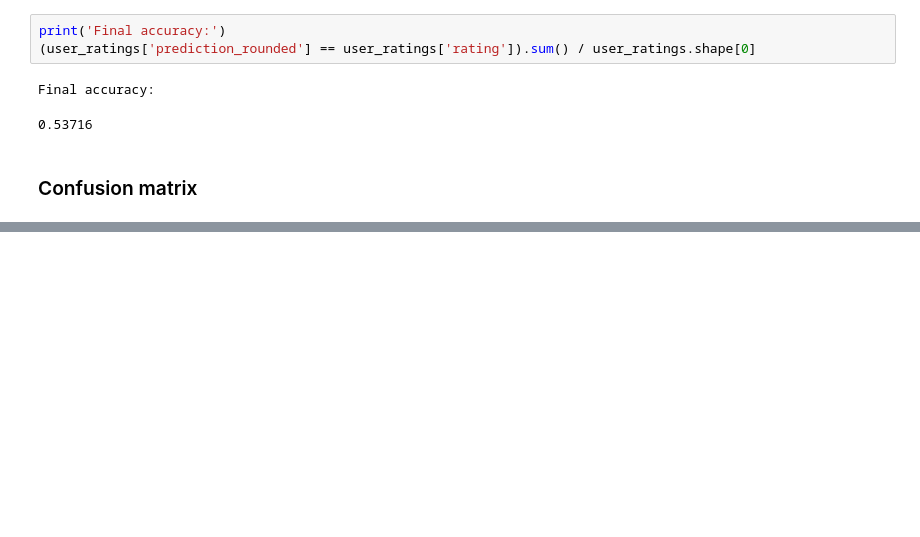
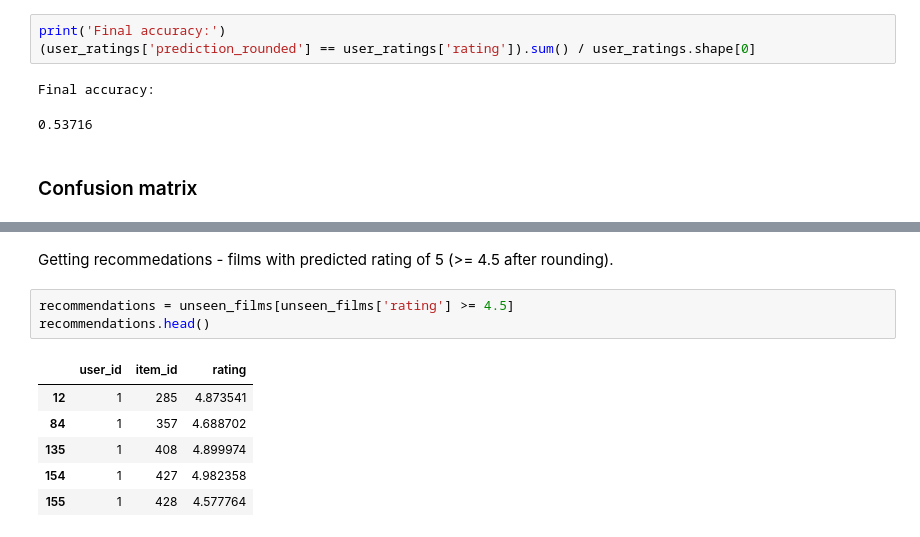
Before and after one commit to anatoliypus/Movie-Reccomendation-System, a Jupyter notebook: notebooks/4.1-model-selection.ipynb, the cells around one changed output, grey strips where cells are left out. Saved outputs shown, nothing was run; the diff lists cells and outputs as text; blank space fills up the shorter version.

```diff
--- a/notebooks/4.1-model-selection.ipynb
+++ b/notebooks/4.1-model-selection.ipynb
@@ -198,0 +240,12 @@ plt.show()
+# %% [markdown]
+Getting recommedations - films with predicted rating of 5 (>= 4.5 after rounding).
+# %%
+recommendations = unseen_films[unseen_films['rating'] >= 4.5]
+recommendations.head()
+# %% [output]
+|  | user_id | item_id | rating |
+| 12 | 1 | 285 | 4.873541 |
+| 84 | 1 | 357 | 4.688702 |
+| 135 | 1 | 408 | 4.899974 |
+| 154 | 1 | 427 | 4.982358 |
+| 155 | 1 | 428 | 4.577764 |
```
Also changed, not shown: parts of 14 cells of this notebook, 5 other files.
